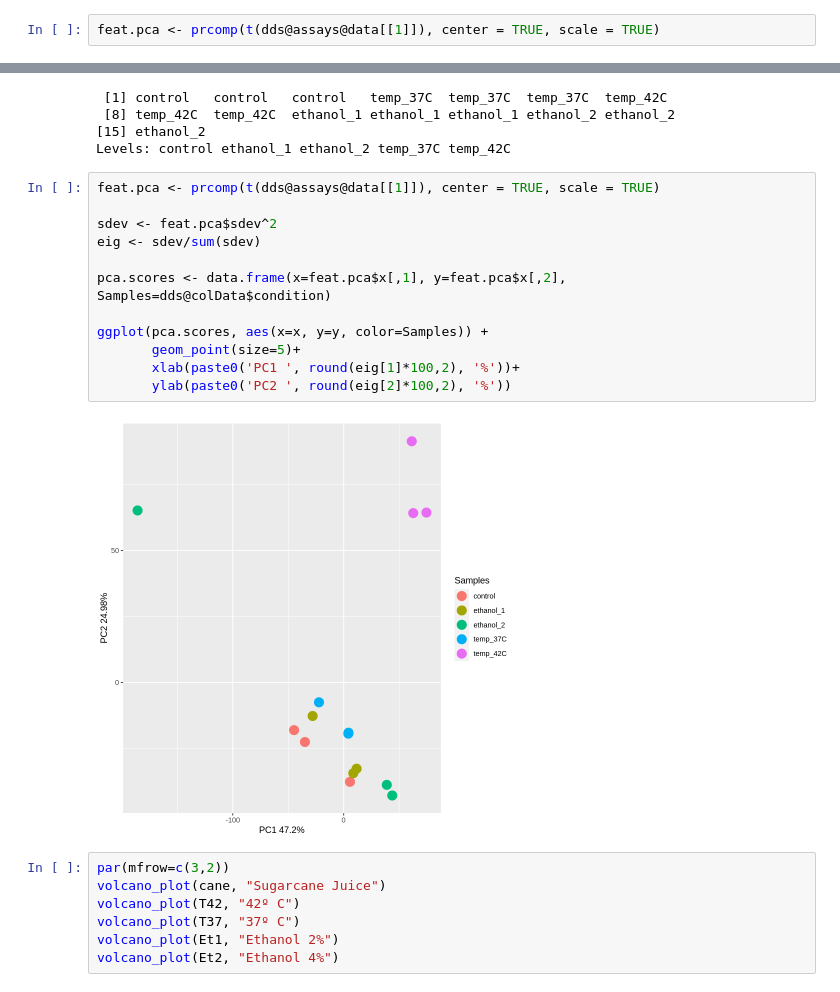
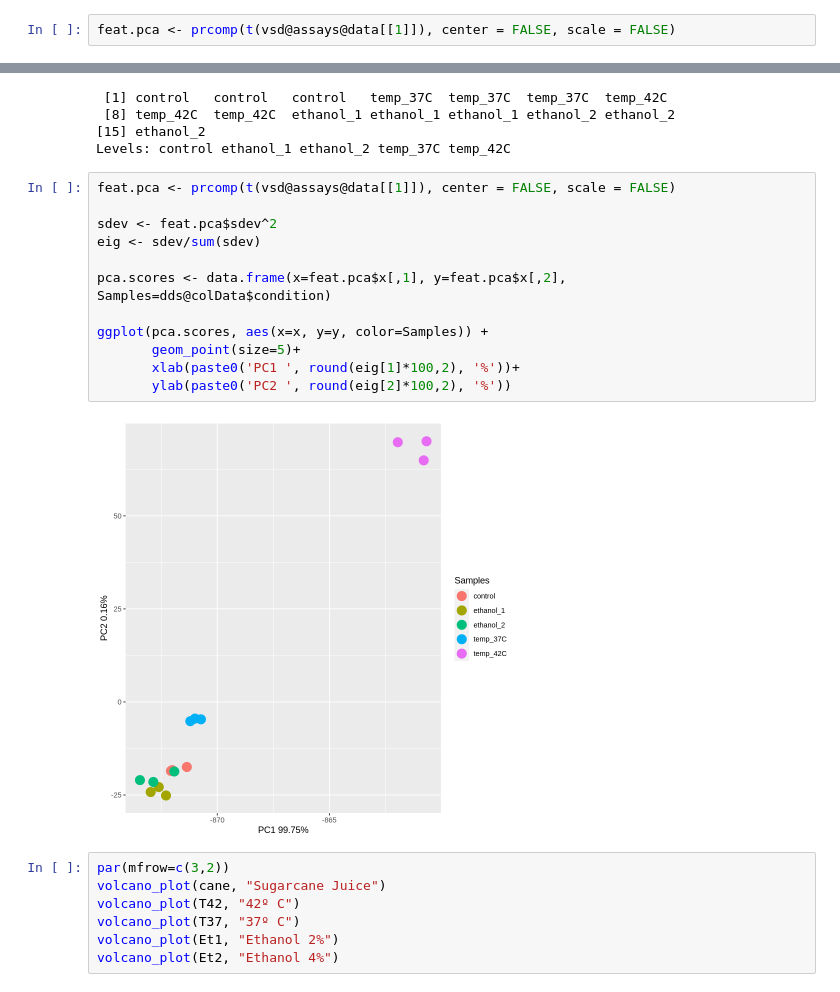
Before and after one commit to computational-chemical-biology/cis_reg, a Jupyter notebook: cis_reg_paper.ipynb, the cells around one changed output, grey strips where cells are left out. Cells and saved outputs as stored; diff of their text form.

```diff
--- a/cis_reg_paper.ipynb
+++ b/cis_reg_paper.ipynb
@@ -95,5 +110,5 @@ A matrix: 6 × 6 of type int
 # %%
-feat.pca <- prcomp(t(dds@assays@data[[1]]), center = TRUE, scale = TRUE)
+feat.pca <- prcomp(t(vsd@assays@data[[1]]), center = FALSE, scale = FALSE)
 # %%
 library(RColorBrewer)
 
@@ -197,19 +212,19 @@ dds@colData$condition
 [15] ethanol_2
 Levels: control ethanol_1 ethanol_2 temp_37C temp_42C
 # %%
-feat.pca <- prcomp(t(dds@assays@data[[1]]), center = TRUE, scale = TRUE)
+feat.pca <- prcomp(t(vsd@assays@data[[1]]), center = FALSE, scale = FALSE)
 
 sdev <- feat.pca$sdev^2
 eig <- sdev/sum(sdev)
 
 pca.scores <- data.frame(x=feat.pca$x[,1], y=feat.pca$x[,2], Samples=dds@colData$condition)
 
 ggplot(pca.scores, aes(x=x, y=y, color=Samples)) +
        geom_point(size=5)+
        xlab(paste0('PC1 ', round(eig[1]*100,2), '%'))+
        ylab(paste0('PC2 ', round(eig[2]*100,2), '%'))
 # %% [output]
-[figure, old version]
+[figure, new version]
 # %%
 par(mfrow=c(3,2))
 volcano_plot(cane, "Sugarcane Juice")
```
Also changed, not shown: parts of 9 cells of this notebook, 3 other files.
